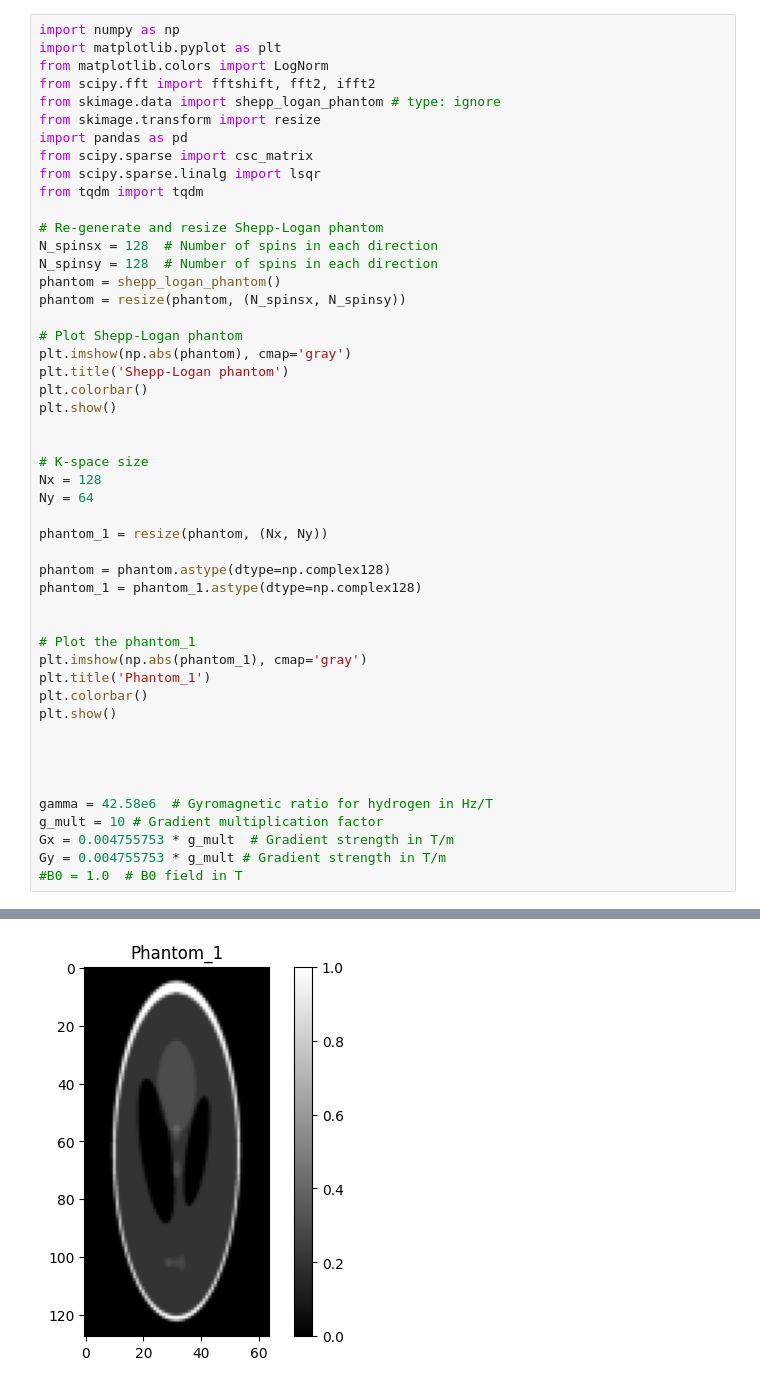
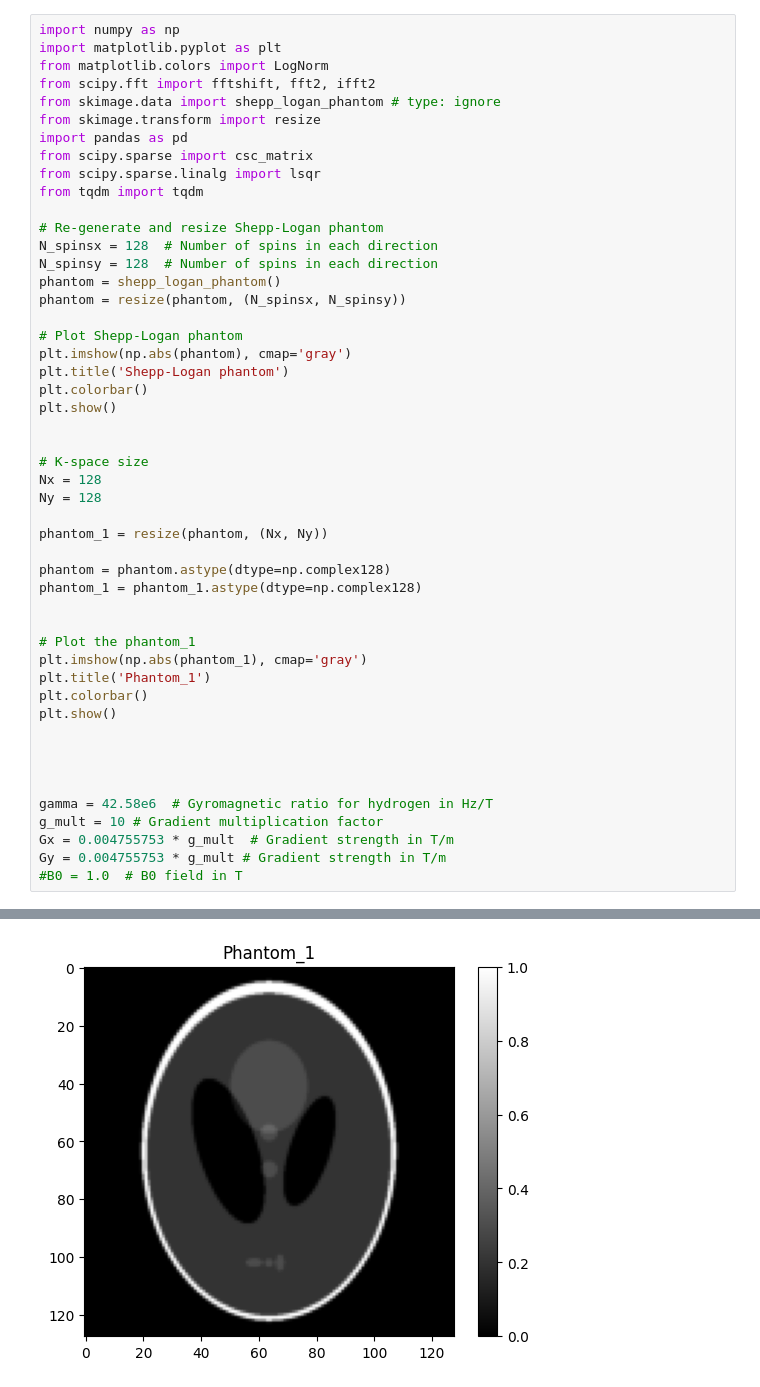
Before and after one commit to MaxStrey/Martinos_MR, a Jupyter notebook: Martinos_project/phantom_generation/phantom_11.ipynb, the cells around one changed output, grey strips where cells are left out. Cells and saved outputs as stored; diff of their text form.

```diff
--- a/Martinos_project/phantom_generation/phantom_11.ipynb
+++ b/Martinos_project/phantom_generation/phantom_11.ipynb
@@ -21,35 +21,35 @@ plt.imshow(np.abs(phantom), cmap='gray')
 plt.title('Shepp-Logan phantom')
 plt.colorbar()
 plt.show()
 
 
 # K-space size
 Nx = 128
-Ny = 64
+Ny = 128
 
 phantom_1 = resize(phantom, (Nx, Ny))
 
 phantom = phantom.astype(dtype=np.complex128)
 phantom_1 = phantom_1.astype(dtype=np.complex128)
 
 
 # Plot the phantom_1
 plt.imshow(np.abs(phantom_1), cmap='gray')
 plt.title('Phantom_1')
 plt.colorbar()
 plt.show()
 
 
 
 
 gamma = 42.58e6  # Gyromagnetic ratio for hydrogen in Hz/T
 g_mult = 10 # Gradient multiplication factor
 Gx = 0.004755753 * g_mult  # Gradient strength in T/m
 Gy = 0.004755753 * g_mult # Gradient strength in T/m
 #B0 = 1.0  # B0 field in T
 # %% [output]
 [figure]
-[figure, old version]
+[figure, new version]
 # %%
 
 
```
Also changed, not shown: parts of 4 cells of this notebook.
